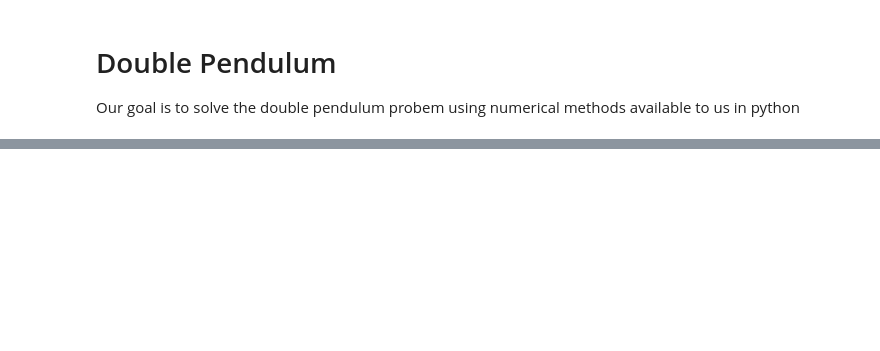
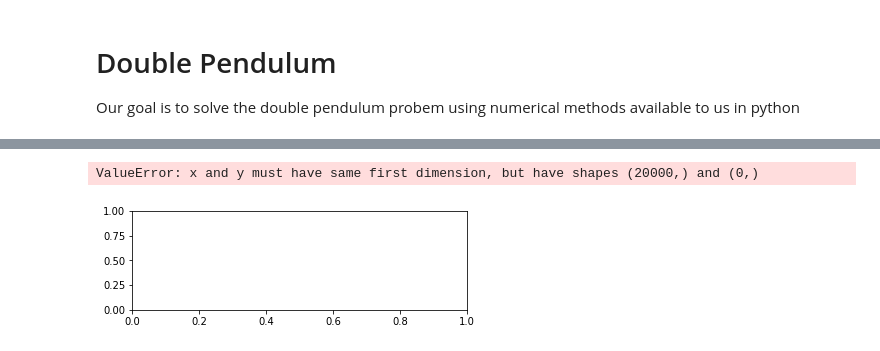
Before and after one commit to APA643/5300-final, a Jupyter notebook: Double Pendulum.ipynb, the cells around one changed output, grey strips where cells are left out. Saved outputs shown, nothing was run; the diff lists cells and outputs as text; code cells hidden in the pictures; blank space fills up the shorter version.

```diff
--- a/Double Pendulum.ipynb
+++ b/Double Pendulum.ipynb
@@ -200,0 +226,23 @@ TypeError: 'float' object is not callable
+# %%
+start, stop = start_stop_indices(t_pts, 30, 50)
+
+
+fig = plt.figure()
+
+ax1 = fig.add_subplot(2,1,1)
+ax1.plot(t_pts[start:stop], phi_0[start:stop], label=('top pendulum'))
+ax1.plot(t_pts[start:stop], phi_1[start:stop], label = ('bottom pendulum'))
+ax1.legend()
+ax1.set_title('Pendulum angles for 30 < t < 50')
+
+ax2 = fig.add_subplot(2,1,2)
+ax2.plot(phi_0[start:stop], phi_dot_0[start:stop],  label=('top pendulum'))
+ax2.plot(phi_1[start:stop], phi_dot_1[start:stop], label = ('bottom pendulum'))
+ax2.legend()
+ax2.set_title('phase space portrait')
+
+fig.tight_layout()
+fig.show()
+# %% [output]
+ValueError: x and y must have same first dimension, but have shapes (20000,) and (0,)
+[figure, added]
```
Also changed, not shown: parts of 5 cells of this notebook, 1 other file.
